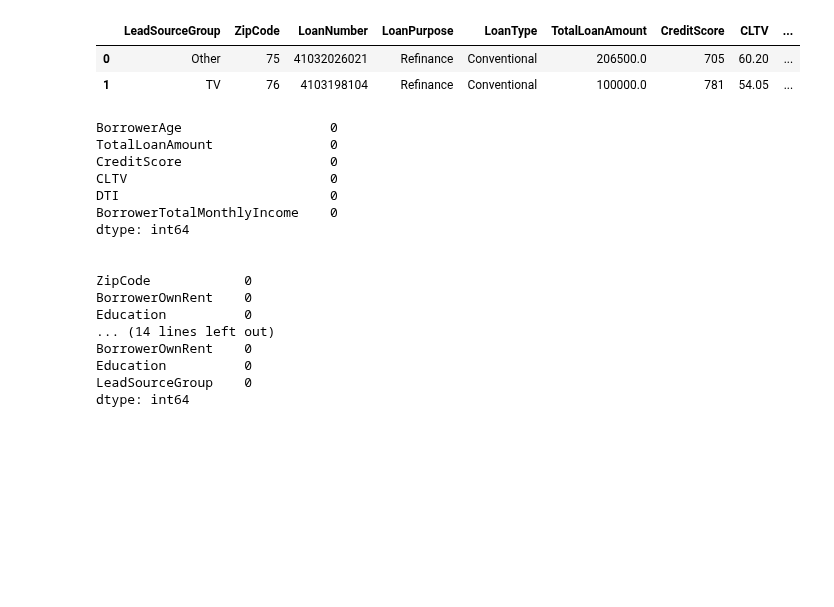
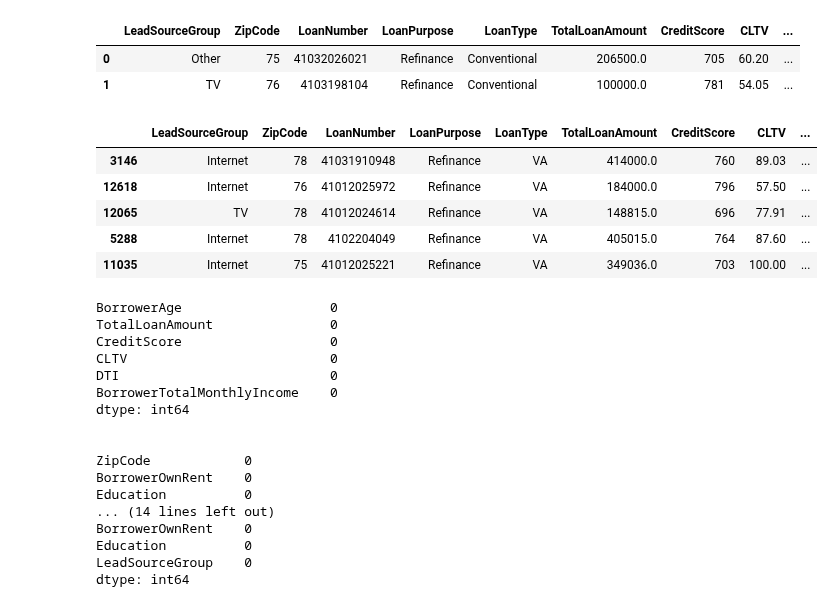
Before and after one commit to Praveen76/Loan-Approval-Classifier-Model-using-Non-Linear-Models, a Jupyter notebook: Loan_Approval_Classifier_Pipeline.ipynb, the cells around one changed output. Saved outputs shown, nothing was run; the diff lists cells and outputs as text; code cells hidden in the pictures; blank space fills up the shorter version.

```diff
--- a/Loan_Approval_Classifier_Pipeline.ipynb
+++ b/Loan_Approval_Classifier_Pipeline.ipynb
@@ -219,6 +229,15 @@ from sklearn.preprocessing import StandardScaler
 
 # Split original data into train_df and test_df
 train_df, test_df = train_test_split(loan_original, test_size=0.2, stratify=loan_original['Approved'], random_state=42)
+# %%
+train_df[train_df.DTI.isna()].head()
+# %% [output]
+|  | LeadSourceGroup | ZipCode | LoanNumber | LoanPurpose | LoanType | TotalLoanAmount | CreditScore | CLTV | ... |
+| 3146 | Internet | 78 | 41031910948 | Refinance | VA | 414000.0 | 760 | 89.03 | ... |
+| 12618 | Internet | 76 | 41012025972 | Refinance | VA | 184000.0 | 796 | 57.50 | ... |
+| 12065 | TV | 78 | 41012024614 | Refinance | VA | 148815.0 | 696 | 77.91 | ... |
+| 5288 | Internet | 78 | 4102204049 | Refinance | VA | 405015.0 | 764 | 87.60 | ... |
+| 11035 | Internet | 75 | 41012025221 | Refinance | VA | 349036.0 | 703 | 100.00 | ... |
 # %%
 import numpy as np
 from sklearn.base import BaseEstimator, TransformerMixin
```
Also changed, not shown: parts of 3 cells of this notebook.
